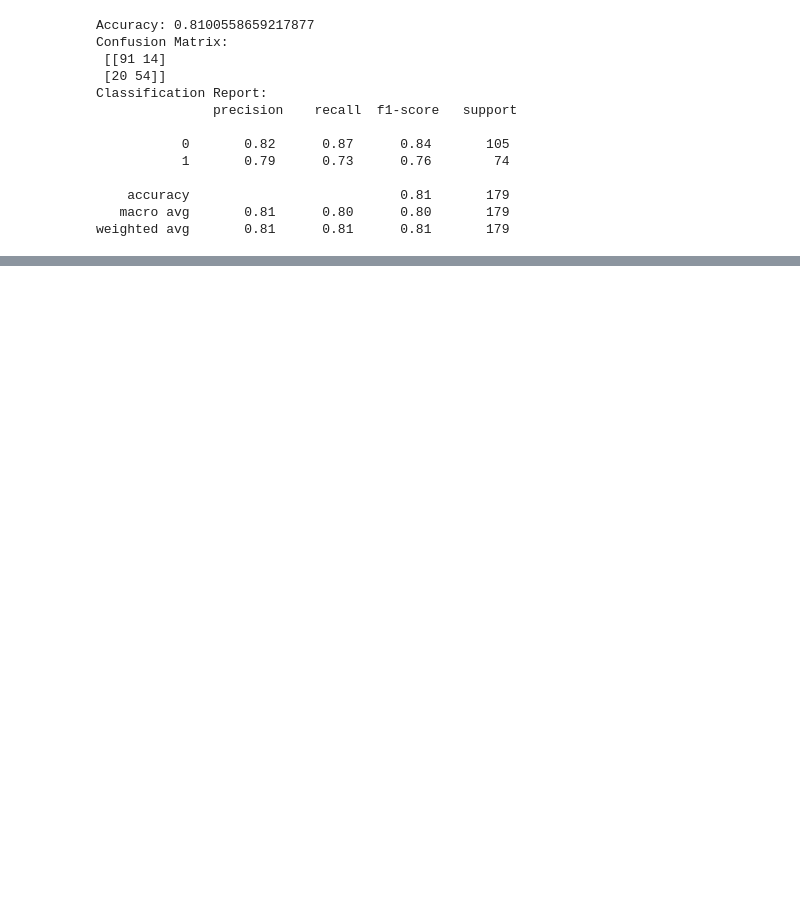
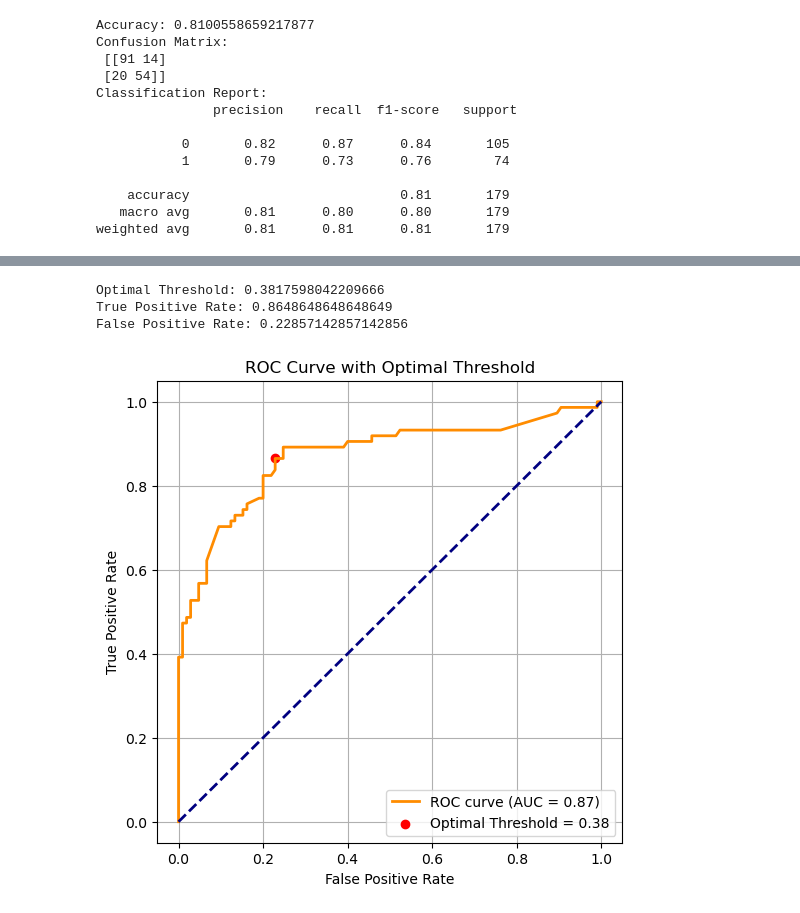
Before and after one commit to AravindKKrishna/PythonForDataScience, a Jupyter notebook: Logistic_algorithm.ipynb, the cells around one changed output, grey strips where cells are left out. Saved outputs shown, nothing was run; the diff lists cells and outputs as text; code cells hidden in the pictures; blank space fills up the shorter version.

```diff
--- a/Logistic_algorithm.ipynb
+++ b/Logistic_algorithm.ipynb
@@ -196,0 +336,38 @@ weighted avg       0.81      0.81      0.81       179
+# %%
+from sklearn.metrics import roc_curve, auc
+import numpy as np
+import matplotlib.pyplot as plt
+
+# Assuming y_test (actual) and y_pred_proba (predicted probabilities) are ready
+fpr, tpr, thresholds = roc_curve(y_test, y_pred_proba)
+roc_auc = auc(fpr, tpr)
+
+# Compute the distance to top-left corner (0,1)
+distances = np.sqrt((1 - tpr)**2 + (fpr)**2)
+
+# Find index of the smallest distance
+optimal_idx = np.argmin(distances)
+optimal_threshold = thresholds[optimal_idx]
+
+print("Optimal Threshold:", optimal_threshold)
+print("True Positive Rate:", tpr[optimal_idx])
+print("False Positive Rate:", fpr[optimal_idx])
+
+# Plot ROC curve with the optimal point
+plt.figure(figsize=(6,6))
+plt.plot(fpr, tpr, color='darkorange', lw=2, label=f'ROC curve (AUC = {roc_auc:.2f})')
+plt.plot([0, 1], [0, 1], color='navy', lw=2, linestyle='--')
+
+# Mark the optimal point
+plt.scatter(fpr[optimal_idx], tpr[optimal_idx], color='red', label=f'Optimal Threshold = {optimal_threshold:.2f}')
+plt.xlabel('False Positive Rate')
+plt.ylabel('True Positive Rate')
+plt.title('ROC Curve with Optimal Threshold')
+plt.legend(loc='lower right')
+plt.grid(True)
+plt.show()
+# %% [output]
+Optimal Threshold: 0.3817598042209666
+True Positive Rate: 0.8648648648648649
+False Positive Rate: 0.22857142857142856
+[figure, added]
```
Also changed, not shown: parts of 13 cells of this notebook.
